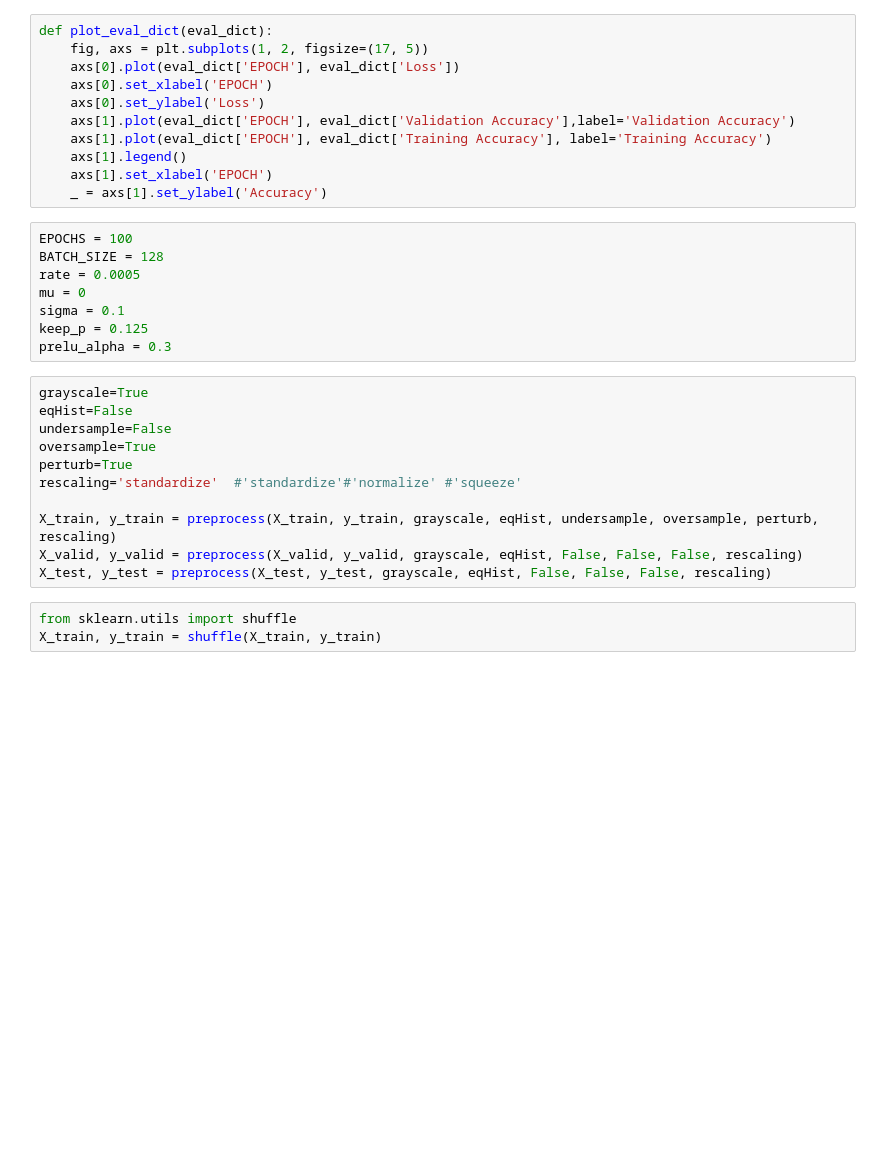
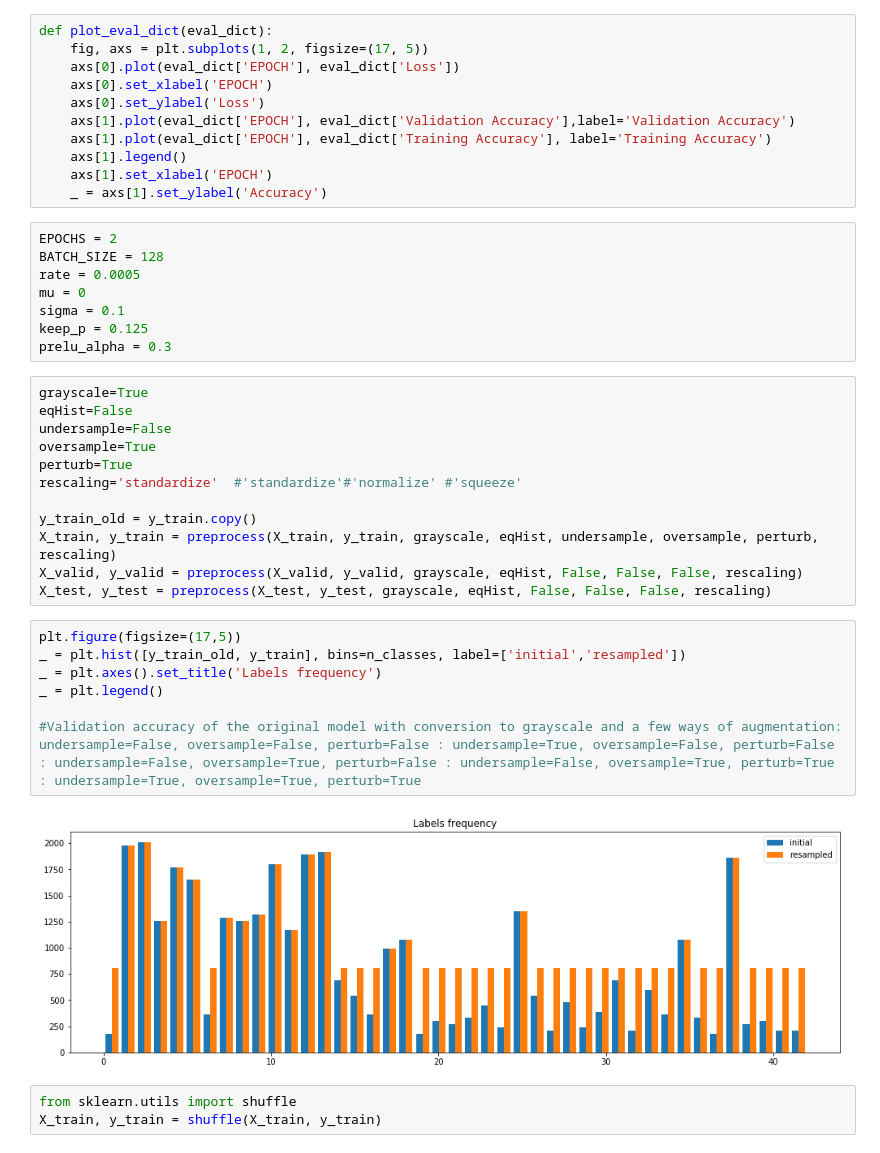
Before and after one commit to tmandzak/CarND-Traffic-Sign-Classifier-Project, a Jupyter notebook: Traffic_Sign_Classifier.ipynb, the cells around one changed output. Cells and saved outputs as stored; diff of their text form; blank space fills up the shorter version.

```diff
--- a/Traffic_Sign_Classifier.ipynb
+++ b/Traffic_Sign_Classifier.ipynb
@@ -764,7 +839,7 @@ def plot_eval_dict(eval_dict):
     axs[1].set_xlabel('EPOCH')
     _ = axs[1].set_ylabel('Accuracy')
 # %%
-EPOCHS = 100
+EPOCHS = 2
 BATCH_SIZE = 128
 rate = 0.0005
 mu = 0
@@ -779,9 +854,19 @@ oversample=True
 perturb=True
 rescaling='standardize'  #'standardize'#'normalize' #'squeeze'
 
+y_train_old = y_train.copy()
 X_train, y_train = preprocess(X_train, y_train, grayscale, eqHist, undersample, oversample, perturb, rescaling)
 X_valid, y_valid = preprocess(X_valid, y_valid, grayscale, eqHist, False, False, False, rescaling)
 X_test, y_test = preprocess(X_test, y_test, grayscale, eqHist, False, False, False, rescaling)
+# %%
+plt.figure(figsize=(17,5))
+_ = plt.hist([y_train_old, y_train], bins=n_classes, label=['initial','resampled'])
+_ = plt.axes().set_title('Labels frequency')
+_ = plt.legend()
+
+#Validation accuracy of the original model with conversion to grayscale and a few ways of augmentation: undersample=False, oversample=False, perturb=False : undersample=True, oversample=False, perturb=False : undersample=False, oversample=True, perturb=False : undersample=False, oversample=True, perturb=True : undersample=True, oversample=True, perturb=True
+# %% [output]
+[figure, added]
 # %%
 from sklearn.utils import shuffle
 X_train, y_train = shuffle(X_train, y_train)
```
Also changed, not shown: parts of 19 cells of this notebook, 4 other files.
